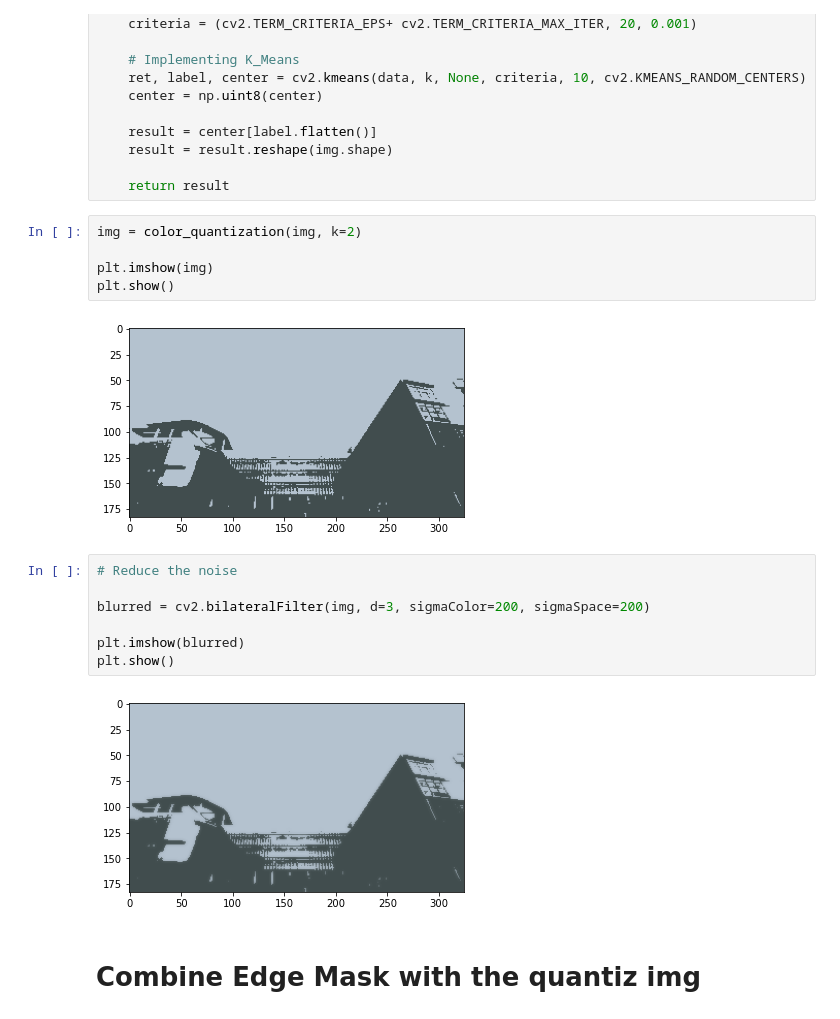
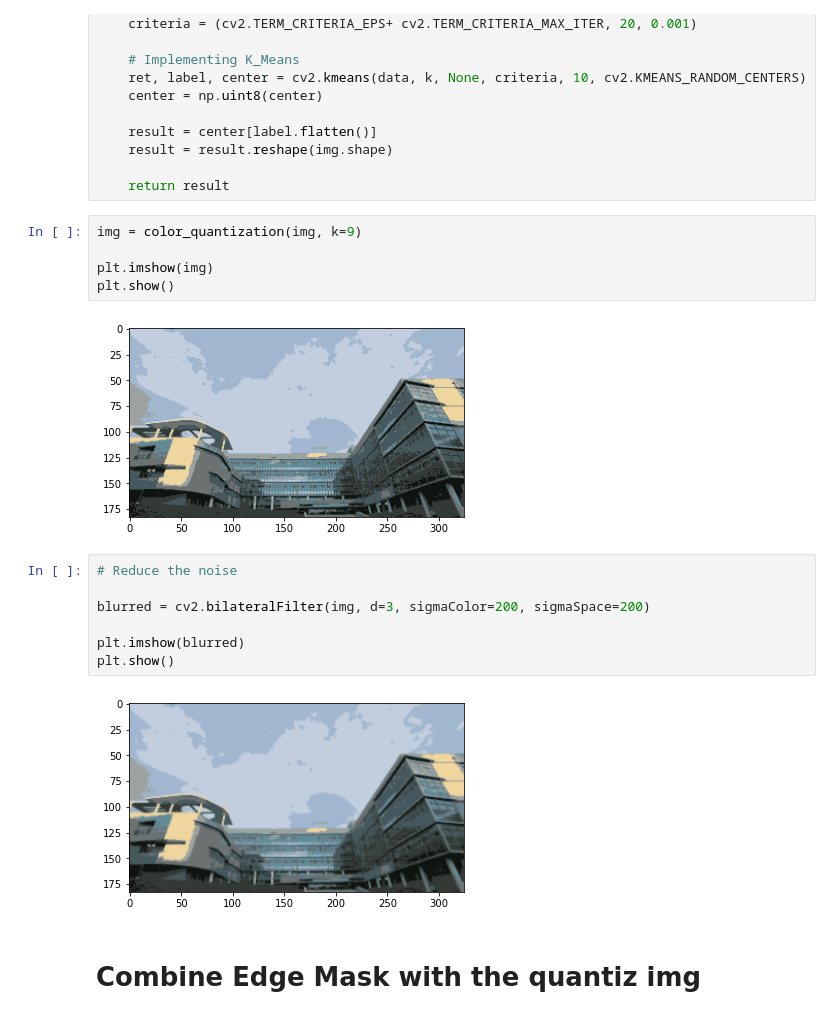
Before and after one commit to wise1ight/battleofmirae, a Jupyter notebook: man.ipynb, the cells around one changed output. Cells and saved outputs as stored; diff of their text form.

```diff
--- a/man.ipynb
+++ b/man.ipynb
@@ -77,12 +77,12 @@ def color_quantization(img, k):
 
     return result
 # %%
-img = color_quantization(img, k=2)
+img = color_quantization(img, k=9)
 
 plt.imshow(img)
 plt.show()
 # %% [output]
-[figure, old version]
+[figure, new version]
 # %%
 # Reduce the noise
 
@@ -91,7 +91,7 @@ blurred = cv2.bilateralFilter(img, d=3, sigmaColor=200, sigmaSpace=200)
 plt.imshow(blurred)
 plt.show()
 # %% [output]
-[figure, old version]
+[figure, new version]
 # %% [markdown]
 # Combine Edge Mask with the quantiz img
 # %%
```
Also changed, not shown: parts of 2 cells of this notebook.
